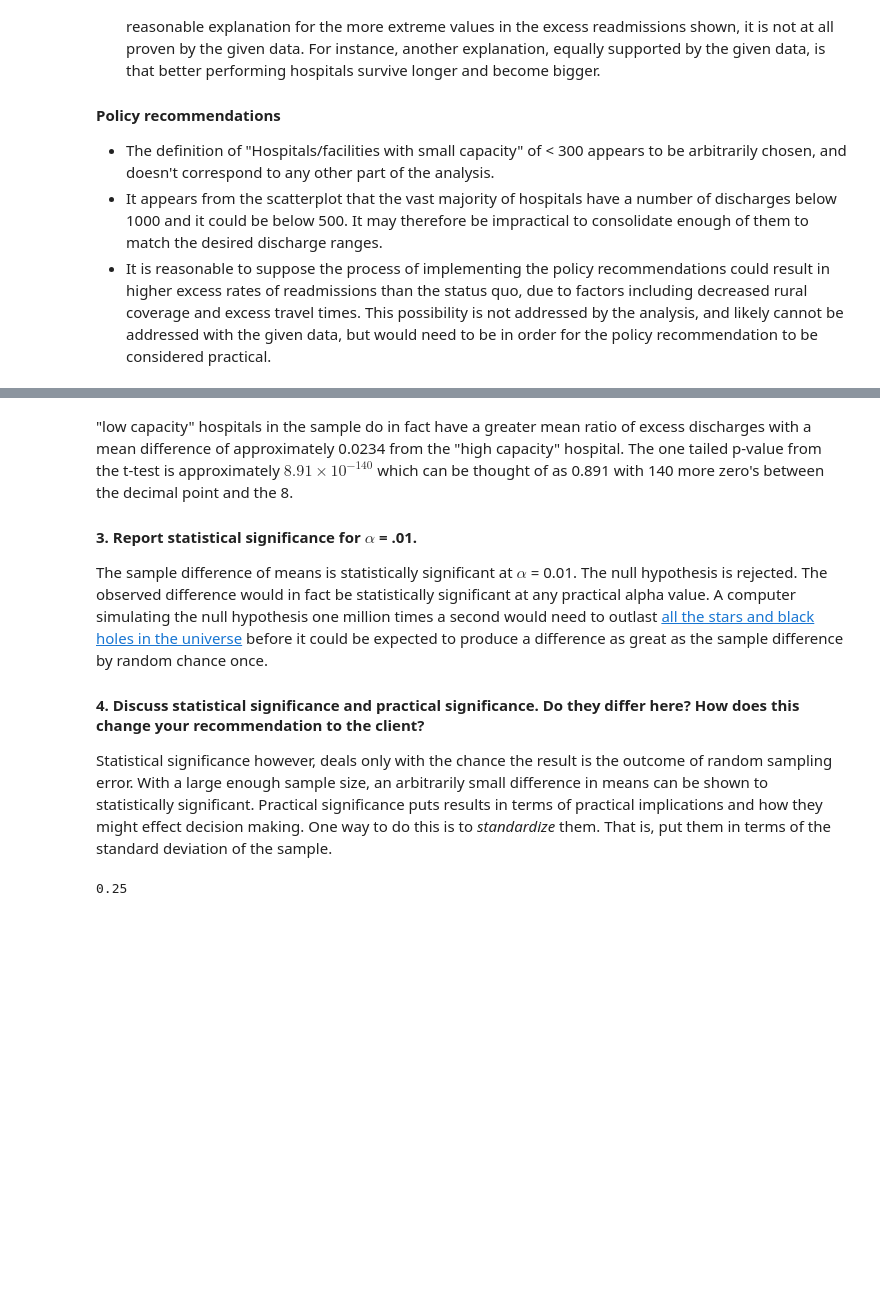
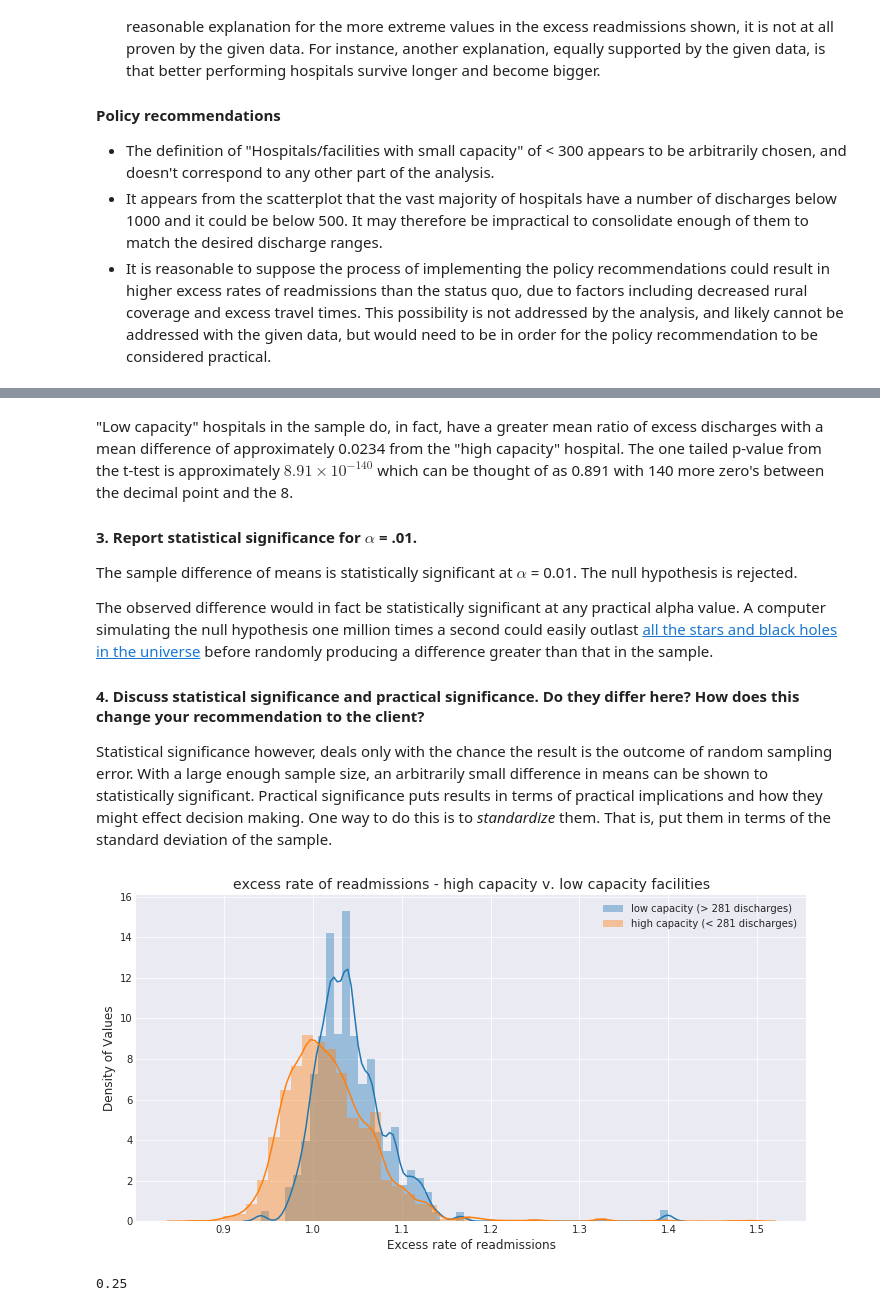
Before and after one commit to Nhorning/hospital_readmit, a Jupyter notebook: sliderule_dsi_inferential_statistics_exercise_3.ipynb, the cells around one changed output, grey strips where cells are left out. Cells and saved outputs as stored; diff of their text form; code cells hidden in the pictures; blank space fills up the shorter version.

```diff
--- a/sliderule_dsi_inferential_statistics_exercise_3.ipynb
+++ b/sliderule_dsi_inferential_statistics_exercise_3.ipynb
@@ -211,13 +227,31 @@ Difference of mean excess discharges:    0.0234
 t statistic:     25.51
 p-value:         8.91e-140
 # %% [markdown]
-"low capacity" hospitals in the sample do in fact have a greater mean ratio of excess discharges with a mean difference of approximately 0.0234 from the "high capacity" hospital. The one tailed p-value from the t-test is approximately $8.91 \times 10^{-140}$ which can be thought of as 0.891 with 140 more zero's between the decimal point and the 8.
+"Low capacity" hospitals in the sample do, in fact, have a greater mean ratio of excess discharges with a mean difference of approximately 0.0234 from the "high capacity" hospital. The one tailed p-value from the t-test is approximately $8.91 \times 10^{-140}$ which can be thought of as 0.891 with 140 more zero's between the decimal point and the 8.
 
 #### 3. Report statistical significance for $\alpha$ = .01.
-The sample difference of means is statistically significant at $\alpha$ = 0.01. The null hypothesis is rejected. The observed difference would in fact be statistically significant at any practical alpha value. A computer simulating the null hypothesis one million times a second would need to outlast [all the stars and black holes in the universe](https://en.wikipedia.org/wiki/Graphical_timeline_from_Big_Bang_to_Heat_Death) before it could be expected to produce a difference as great as the sample difference by random chance once.
+The sample difference of means is statistically significant at $\alpha$ = 0.01. The null hypothesis is rejected.
+
+The observed difference would in fact be statistically significant at any practical alpha value. A computer simulating the null hypothesis one million times a second could easily outlast [all the stars and black holes in the universe](https://en.wikipedia.org/wiki/Graphical_timeline_from_Big_Bang_to_Heat_Death) before randomly producing a difference greater than that in the sample.
 
 #### 4. Discuss statistical significance and practical significance. Do they differ here? How does this change your recommendation to the client?
-Statistical significance however, deals only with the chance the result is the outcome of random sampling error. With a large enough sample size, an arbitrarily small difference in means can be shown to statistically significant.  Practical significance puts results in terms of practical implications and how they might effect decision making. One way to do this is to *standardize* them. That is, put them in terms of the standard deviation of the  sample.
+Statistical significance however, deals only with the chance the result is the outcome of random sampling error. With a large enough sample size, an arbitrarily small difference in means can be shown to statistically significant.  Practical significance puts results in terms of practical implications and how they might effect decision making. One way to do this is to *standardize* them. That is, put them in terms of the standard deviation of the sample.
+# %%
+f, ax = plt.subplots(figsize=(12,6))
+
+sns.distplot(lowy, label='low capacity (> 281 discharges)', ax=ax)
+sns.distplot(hiy, ax=ax, label='high capacity (< 281 discharges)')
+
+sns.set_style('darkgrid')
+ax.set_xlabel('Excess rate of readmissions', fontsize=12)
+ax.set_ylabel('Density of Values', fontsize=12)
+ax.set_title('excess rate of readmissions - high capacity v. low capacity facilities', fontsize=14)
+ax.legend()
+#ax.grid(True)
+fig.tight_layout()
+plt.show()
+# %% [output]
+[figure, added]
 # %%
 #Put difference of means (delta) in terms of the pooled standard devation
 standard_y = np.std(y)
```
Also changed, not shown: parts of 7 cells of this notebook.
